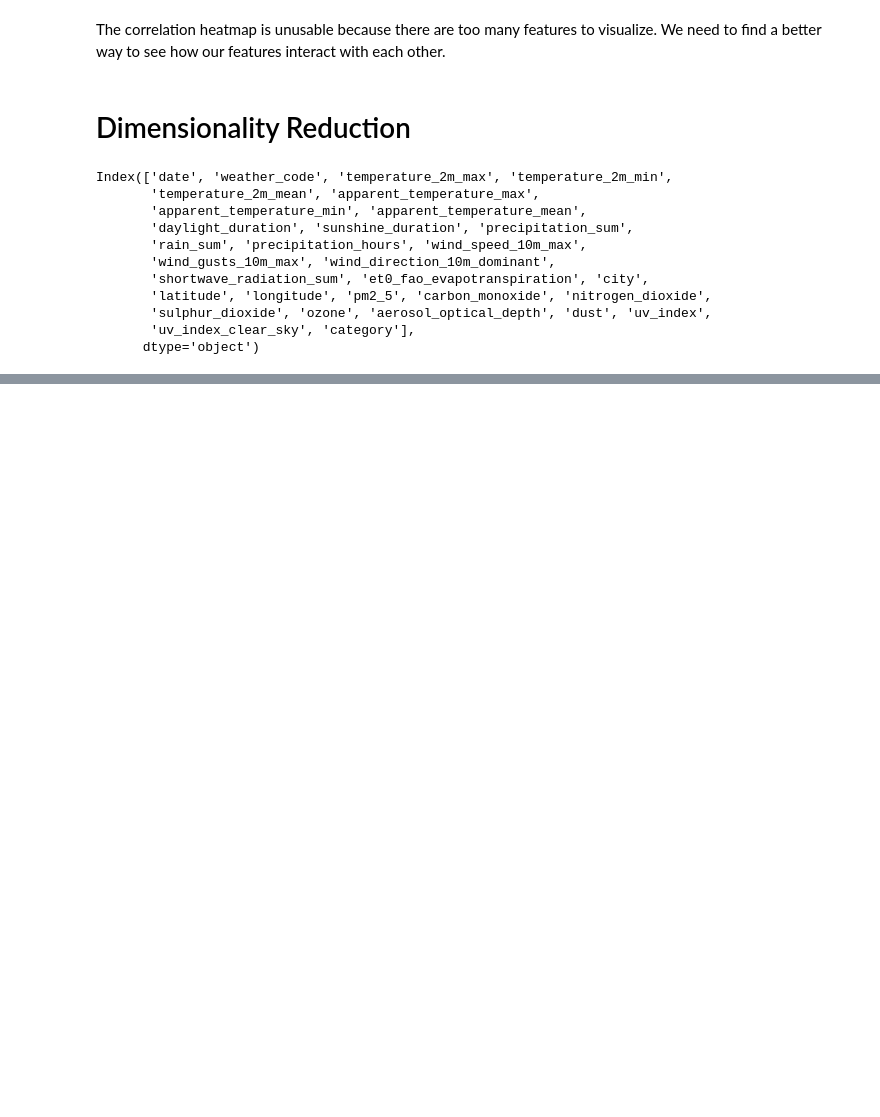
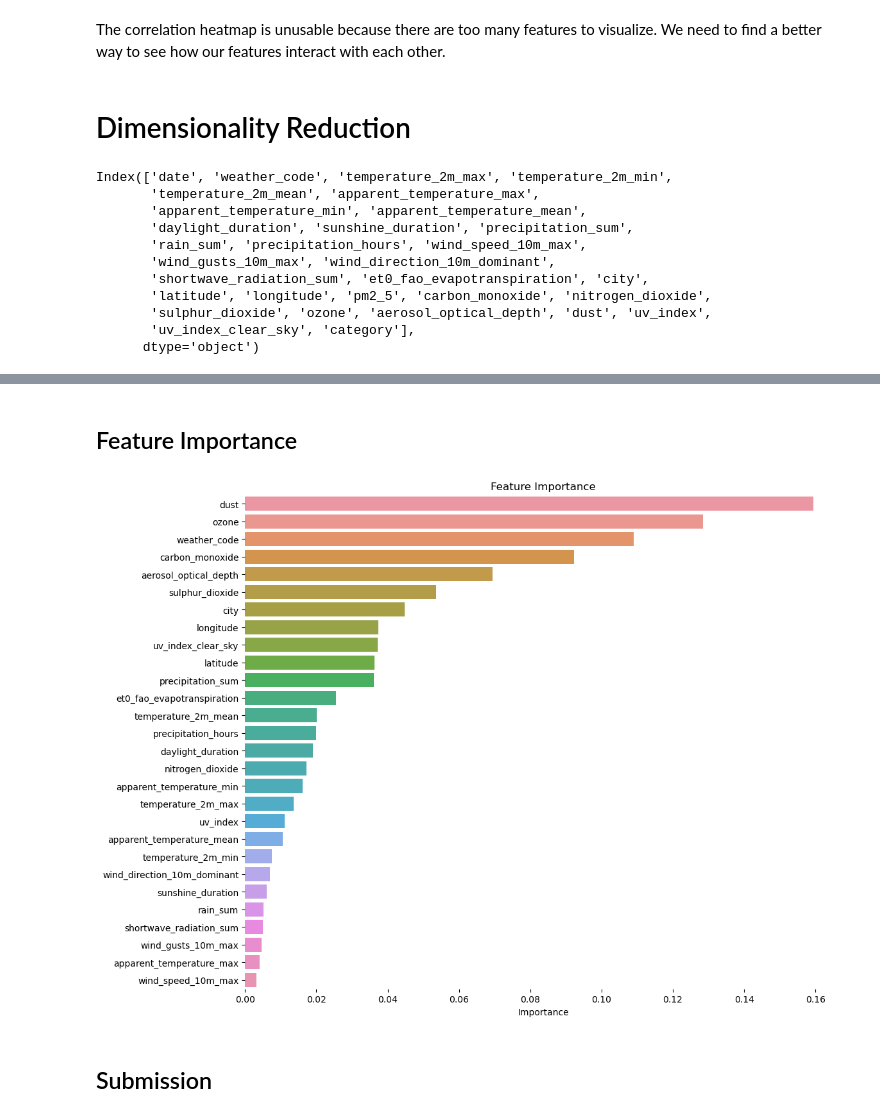
Before and after one commit to NembotJules/Cameroon-Air-Quality-Prediction, a Jupyter notebook: notebooks/Modeling.ipynb, the cells around one changed output, grey strips where cells are left out. Drawn from its saved outputs; the diff is of its cells as text; code cells hidden in the pictures; blank space fills up the shorter version.

```diff
--- a/notebooks/Modeling.ipynb
+++ b/notebooks/Modeling.ipynb
@@ -197,0 +257,5 @@ Index(['date', 'weather_code', 'temperature_2m_max', 'temperature_2m_min',
+# %%
+scaler = StandardScaler()
+
+train_data[numeric_features] = scaler.fit_transform(train_data[numeric_features])
+test_data[numeric_features] = scaler.transform(test_data[numeric_features])
@@ -197,0 +264,5 @@ Index(['date', 'weather_code', 'temperature_2m_max', 'temperature_2m_min',
+# %%
+encoder = LabelEncoder()
+
+train_data['city'] = encoder.fit_transform(train_data['city'])
+test_data['city'] = encoder.transform(test_data['city'])
@@ -197,0 +291,3 @@ Index(['date', 'weather_code', 'temperature_2m_max', 'temperature_2m_min',
+# %%
+y = train_data['pm2_5']
+X = train_data.drop('pm2_5', axis = 1)
@@ -197,0 +529,12 @@ Index(['date', 'weather_code', 'temperature_2m_max', 'temperature_2m_min',
+# %%
+#Defining our models...
+XGBR0 = XGBR(**xgbc_params)
+XGBR1 = XGBR(**xgbc1_params)
+XGBR2 = XGBR(**xgbc2_params)
+LGBMR0 = LGBMR(**lgbm_params)
+
+#Fitting the models...
+XGBR0.fit(X, y)
+XGBR1.fit(X,y)
+XGBR2.fit(X, y)
+LGBMR0.fit(X,y)
@@ -197,0 +564,18 @@ Index(['date', 'weather_code', 'temperature_2m_max', 'temperature_2m_min',
+# %% [markdown]
+## Feature Importance
+# %%
+feature_importance = XGBR2.feature_importances_
+feature_importance_df = pd.DataFrame({'Features' : X.columns, 'Importance': feature_importance})
+feature_importance_df = feature_importance_df.sort_values(by = 'Importance', ascending = False)
+
+plt.figure(figsize  = (12, 10))
+sns.barplot(x = 'Importance', y = 'Features', data = feature_importance_df)
+plt.title('Feature Importance')
+plt.xlabel('Importance')
+plt.ylabel('')
+sns.despine(left = True, bottom = True)
+plt.show()
+# %% [output]
+[figure, added]
+# %% [markdown]
+## Submission
```
Also changed, not shown: parts of 33 cells of this notebook, 10 other files.
